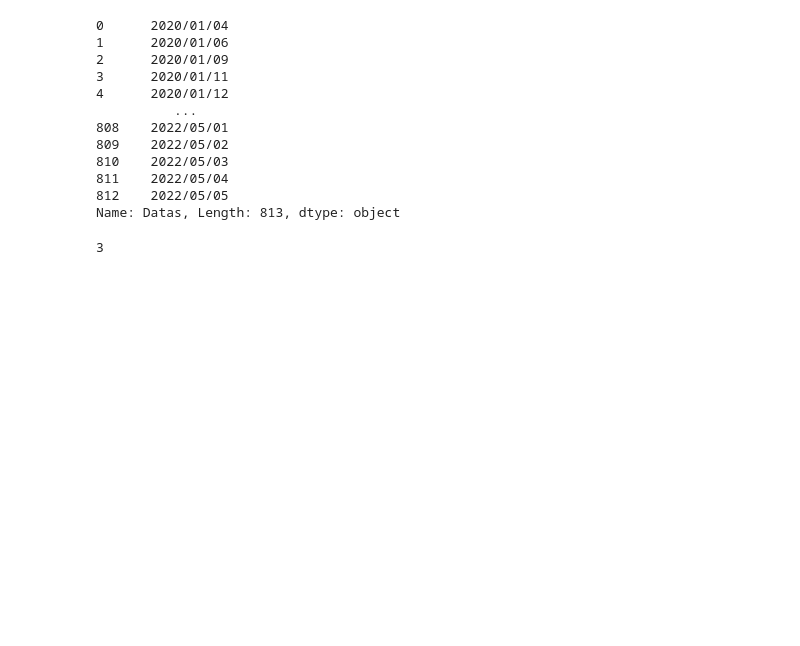
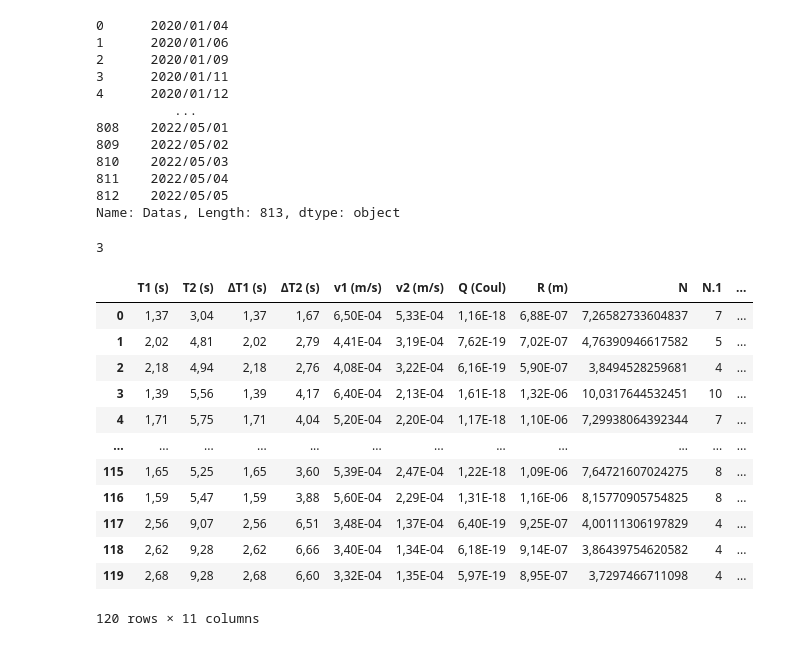
Before and after one commit to isplay/projeto_propagacao_epidemias, a Jupyter notebook: Códigos/Laboratório.ipynb, the cells around one changed output. Cells and saved outputs as stored; diff of their text form; code cells hidden in the pictures; blank space fills up the shorter version.

```diff
--- a/Códigos/Laboratório.ipynb
+++ b/Códigos/Laboratório.ipynb
@@ -275,3 +276,20 @@ a = dados0.index.to_numpy()
 a[3]
 # %% [output]
 3
+# %%
+dados0 = pd.read_csv('/home/isplay/Área de Trabalho/Millikan.csv', skiprows=[0,1,2,3])
+dados0
+# %% [output]
+|  | T1 (s) | T2 (s) | ΔT1 (s) | ΔT2 (s) | v1 (m/s) | v2 (m/s) | Q (Coul) | R (m) | N | N.1 | ... |
+| 0 | 1,37 | 3,04 | 1,37 | 1,67 | 6,50E-04 | 5,33E-04 | 1,16E-18 | 6,88E-07 | 7,26582733604837 | 7 | ... |
+| 1 | 2,02 | 4,81 | 2,02 | 2,79 | 4,41E-04 | 3,19E-04 | 7,62E-19 | 7,02E-07 | 4,76390946617582 | 5 | ... |
+| 2 | 2,18 | 4,94 | 2,18 | 2,76 | 4,08E-04 | 3,22E-04 | 6,16E-19 | 5,90E-07 | 3,8494528259681 | 4 | ... |
+| 3 | 1,39 | 5,56 | 1,39 | 4,17 | 6,40E-04 | 2,13E-04 | 1,61E-18 | 1,32E-06 | 10,0317644532451 | 10 | ... |
+| 4 | 1,71 | 5,75 | 1,71 | 4,04 | 5,20E-04 | 2,20E-04 | 1,17E-18 | 1,10E-06 | 7,29938064392344 | 7 | ... |
+| ... | ... | ... | ... | ... | ... | ... | ... | ... | ... | ... | ... |
+| 115 | 1,65 | 5,25 | 1,65 | 3,60 | 5,39E-04 | 2,47E-04 | 1,22E-18 | 1,09E-06 | 7,64721607024275 | 8 | ... |
+| 116 | 1,59 | 5,47 | 1,59 | 3,88 | 5,60E-04 | 2,29E-04 | 1,31E-18 | 1,16E-06 | 8,15770905754825 | 8 | ... |
+| 117 | 2,56 | 9,07 | 2,56 | 6,51 | 3,48E-04 | 1,37E-04 | 6,40E-19 | 9,25E-07 | 4,00111306197829 | 4 | ... |
+| 118 | 2,62 | 9,28 | 2,62 | 6,66 | 3,40E-04 | 1,34E-04 | 6,18E-19 | 9,14E-07 | 3,86439754620582 | 4 | ... |
+| 119 | 2,68 | 9,28 | 2,68 | 6,60 | 3,32E-04 | 1,35E-04 | 5,97E-19 | 8,95E-07 | 3,7297466711098 | 4 | ... |
+120 rows × 11 columns
```
Also changed, not shown: parts of 8 cells of this notebook, 7 other files.
